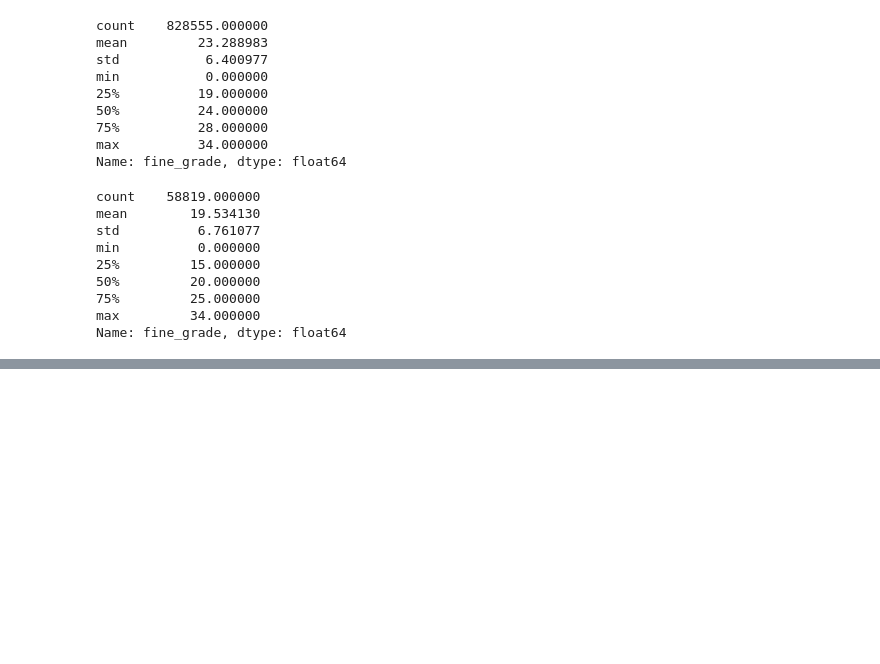
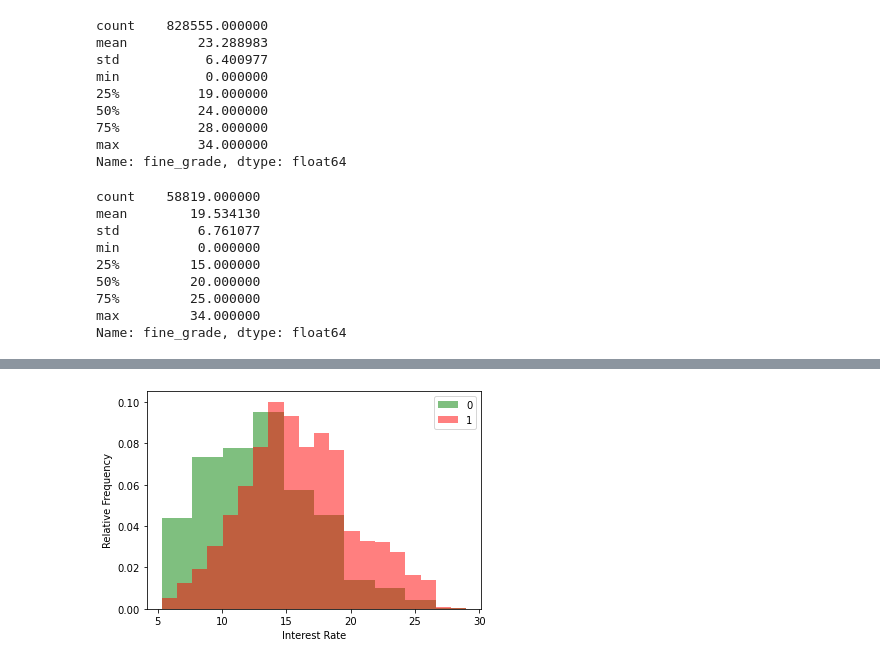
Before and after one commit to ronsperber/Lending-Club, a Jupyter notebook: lending_club.ipynb, the cells around one changed output, grey strips where cells are left out. Cells and saved outputs as stored; diff of their text form; code cells hidden in the pictures; blank space fills up the shorter version.

```diff
--- a/lending_club.ipynb
+++ b/lending_club.ipynb
@@ -1434,0 +1462,9 @@ Name: fine_grade, dtype: float64
+# %%
+plt.hist(X[X.target==0].int_rate,alpha=0.5,color="green",bins=10,density=True)
+plt.hist(X[X.target==1].int_rate,alpha=0.5,color="red",bins=20,density=True)
+plt.legend(X.target)
+plt.xlabel("Interest Rate")
+plt.ylabel("Relative Frequency")
+plt.show()
+# %% [output]
+[figure, added]
```
Also changed, not shown: parts of 13 cells of this notebook.
